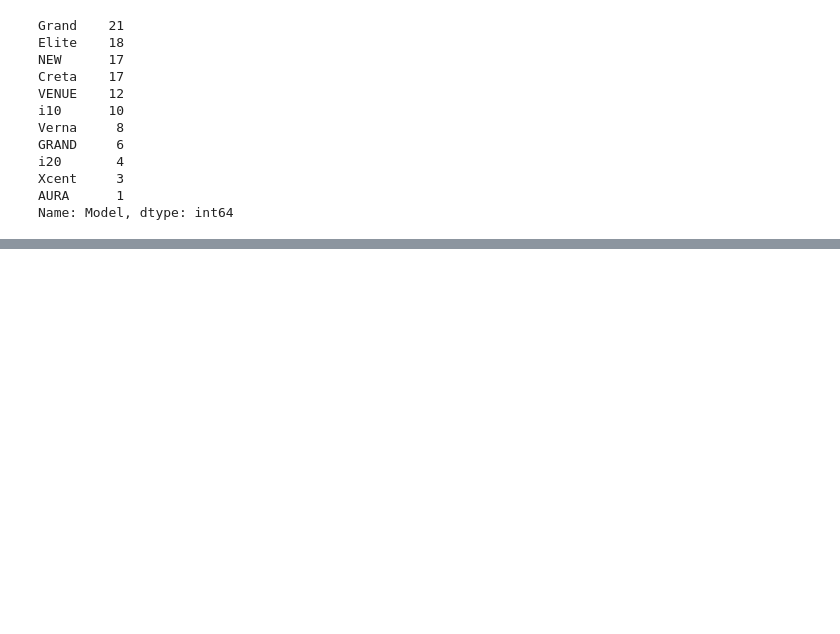
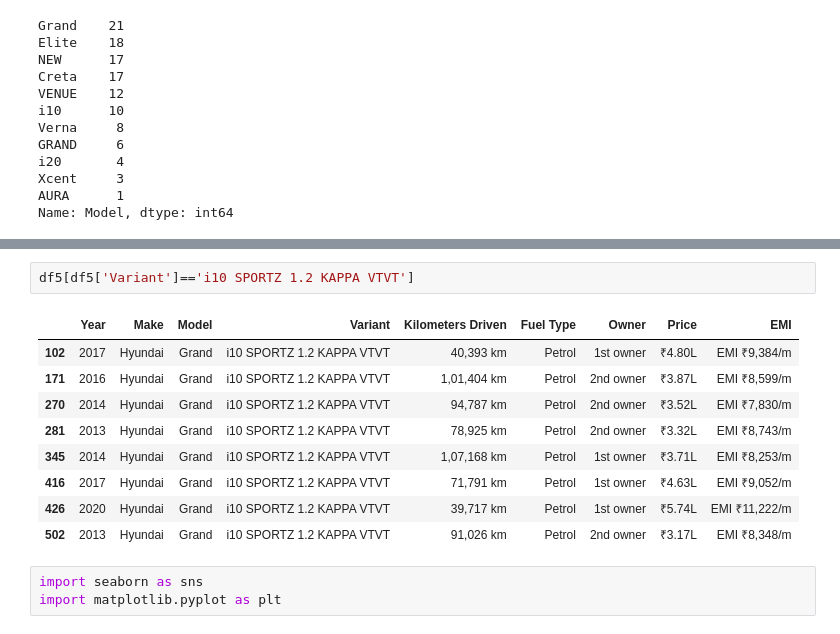
Before and after one commit to lgorithm/CarXstream-Car-Selling-ChatBot, a Jupyter notebook: EDA.ipynb, the cells around one changed output, grey strips where cells are left out. Drawn from its saved outputs; the diff is of its cells as text; blank space fills up the shorter version.

```diff
--- a/EDA.ipynb
+++ b/EDA.ipynb
@@ -177 +183,16 @@ SX 1.2 (O)    1
 Name: Variant, dtype: int64
+# %%
+df5[df5['Variant']=='i10 SPORTZ 1.2 KAPPA VTVT']
+# %% [output]
+|  | Year | Make | Model | Variant | Kilometers Driven | Fuel Type | Owner | Price | EMI |
+| 102 | 2017 | Hyundai | Grand | i10 SPORTZ 1.2 KAPPA VTVT | 40,393 km | Petrol | 1st owner | ₹4.80L | EMI ₹9,384/m |
+| 171 | 2016 | Hyundai | Grand | i10 SPORTZ 1.2 KAPPA VTVT | 1,01,404 km | Petrol | 2nd owner | ₹3.87L | EMI ₹8,599/m |
+| 270 | 2014 | Hyundai | Grand | i10 SPORTZ 1.2 KAPPA VTVT | 94,787 km | Petrol | 2nd owner | ₹3.52L | EMI ₹7,830/m |
+| 281 | 2013 | Hyundai | Grand | i10 SPORTZ 1.2 KAPPA VTVT | 78,925 km | Petrol | 2nd owner | ₹3.32L | EMI ₹8,743/m |
+| 345 | 2014 | Hyundai | Grand | i10 SPORTZ 1.2 KAPPA VTVT | 1,07,168 km | Petrol | 1st owner | ₹3.71L | EMI ₹8,253/m |
+| 416 | 2017 | Hyundai | Grand | i10 SPORTZ 1.2 KAPPA VTVT | 71,791 km | Petrol | 1st owner | ₹4.63L | EMI ₹9,052/m |
+| 426 | 2020 | Hyundai | Grand | i10 SPORTZ 1.2 KAPPA VTVT | 39,717 km | Petrol | 1st owner | ₹5.74L | EMI ₹11,222/m |
+| 502 | 2013 | Hyundai | Grand | i10 SPORTZ 1.2 KAPPA VTVT | 91,026 km | Petrol | 2nd owner | ₹3.17L | EMI ₹8,348/m |
+# %%
+import seaborn as sns
+import matplotlib.pyplot as plt
```
Also changed, not shown: parts of 9 cells of this notebook, 4 other files.
